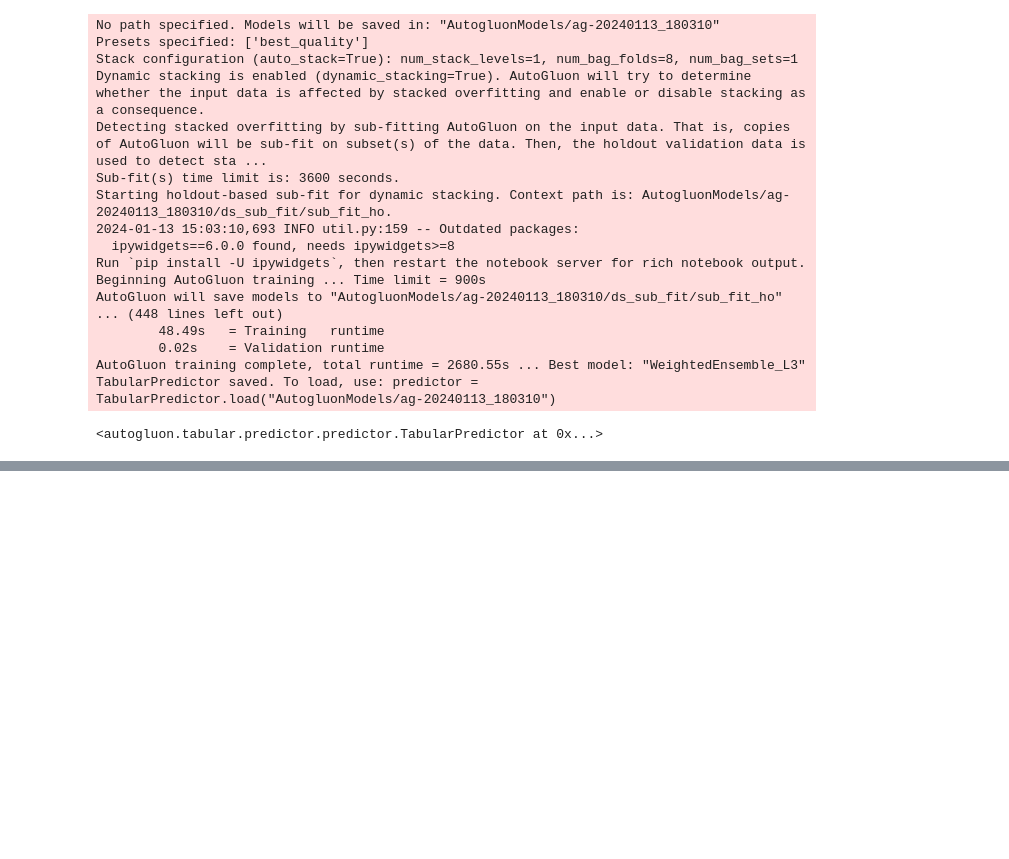
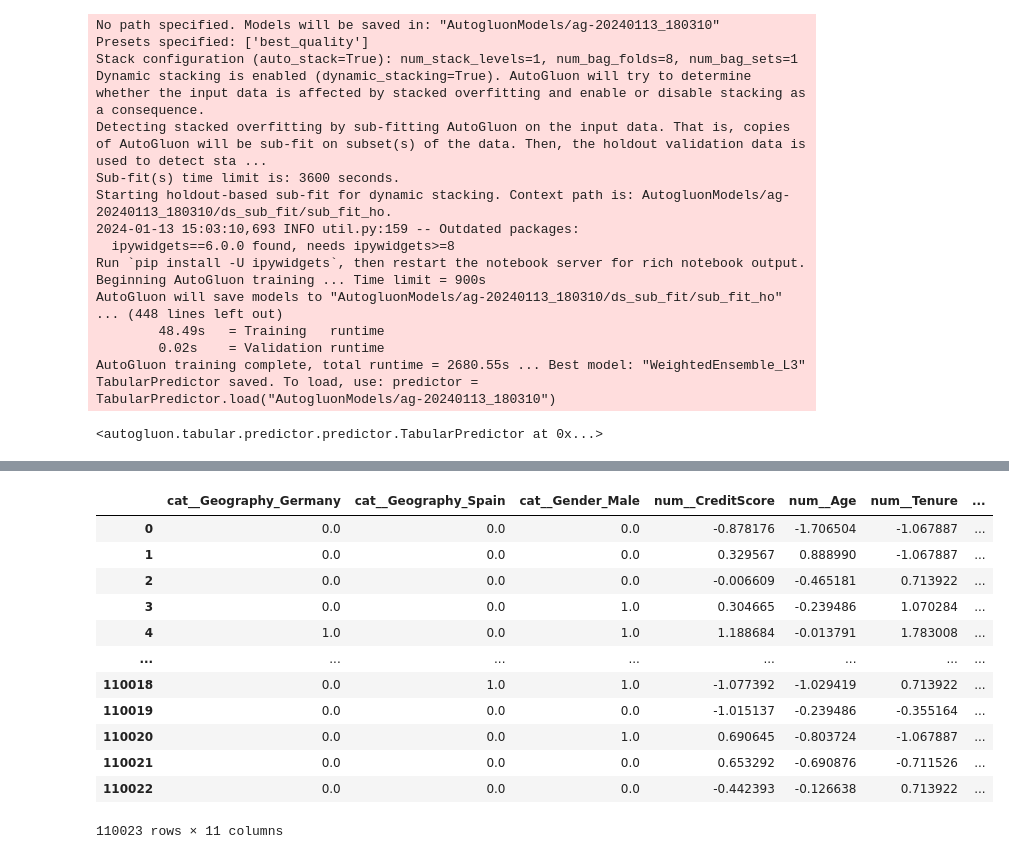
Before and after one commit to estaciolima/kaggle-playground-s4e1, a Jupyter notebook: autogluon.ipynb, the cells around one changed output, grey strips where cells are left out. Drawn from its saved outputs; the diff is of its cells as text; code cells hidden in the pictures; blank space fills up the shorter version.

```diff
--- a/autogluon.ipynb
+++ b/autogluon.ipynb
@@ -86,0 +82,20 @@ data_submit[['id', 'Exited']].to_csv('ag_processing.csv', index=False)
+# %%
+df_test_prep = transformer.fit_transform(df_test)
+df_test_prep = pd.DataFrame(df_test_prep, columns=transformer.get_feature_names_out().tolist())
+df_test_prep = TabularDataset(df_test_prep)
+# %%
+df_test_prep
+# %% [output]
+|  | cat__Geography_Germany | cat__Geography_Spain | cat__Gender_Male | num__CreditScore | num__Age | num__Tenure | ... |
+| 0 | 0.0 | 0.0 | 0.0 | -0.878176 | -1.706504 | -1.067887 | ... |
+| 1 | 0.0 | 0.0 | 0.0 | 0.329567 | 0.888990 | -1.067887 | ... |
+| 2 | 0.0 | 0.0 | 0.0 | -0.006609 | -0.465181 | 0.713922 | ... |
+| 3 | 0.0 | 0.0 | 1.0 | 0.304665 | -0.239486 | 1.070284 | ... |
+| 4 | 1.0 | 0.0 | 1.0 | 1.188684 | -0.013791 | 1.783008 | ... |
+| ... | ... | ... | ... | ... | ... | ... | ... |
+| 110018 | 0.0 | 1.0 | 1.0 | -1.077392 | -1.029419 | 0.713922 | ... |
+| 110019 | 0.0 | 0.0 | 0.0 | -1.015137 | -0.239486 | -0.355164 | ... |
+| 110020 | 0.0 | 0.0 | 1.0 | 0.690645 | -0.803724 | -1.067887 | ... |
+| 110021 | 0.0 | 0.0 | 0.0 | 0.653292 | -0.690876 | -0.711526 | ... |
+| 110022 | 0.0 | 0.0 | 0.0 | -0.442393 | -0.126638 | 0.713922 | ... |
+110023 rows × 11 columns
```
Also changed, not shown: parts of 4 cells of this notebook.
